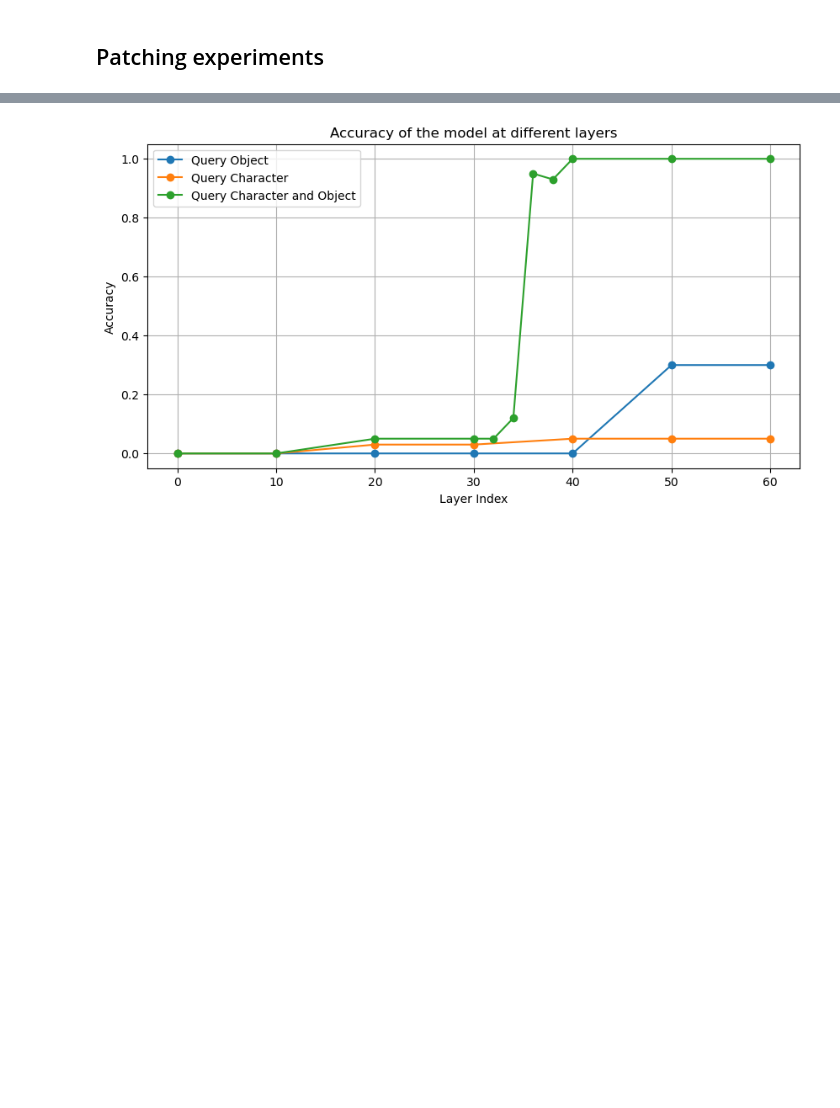
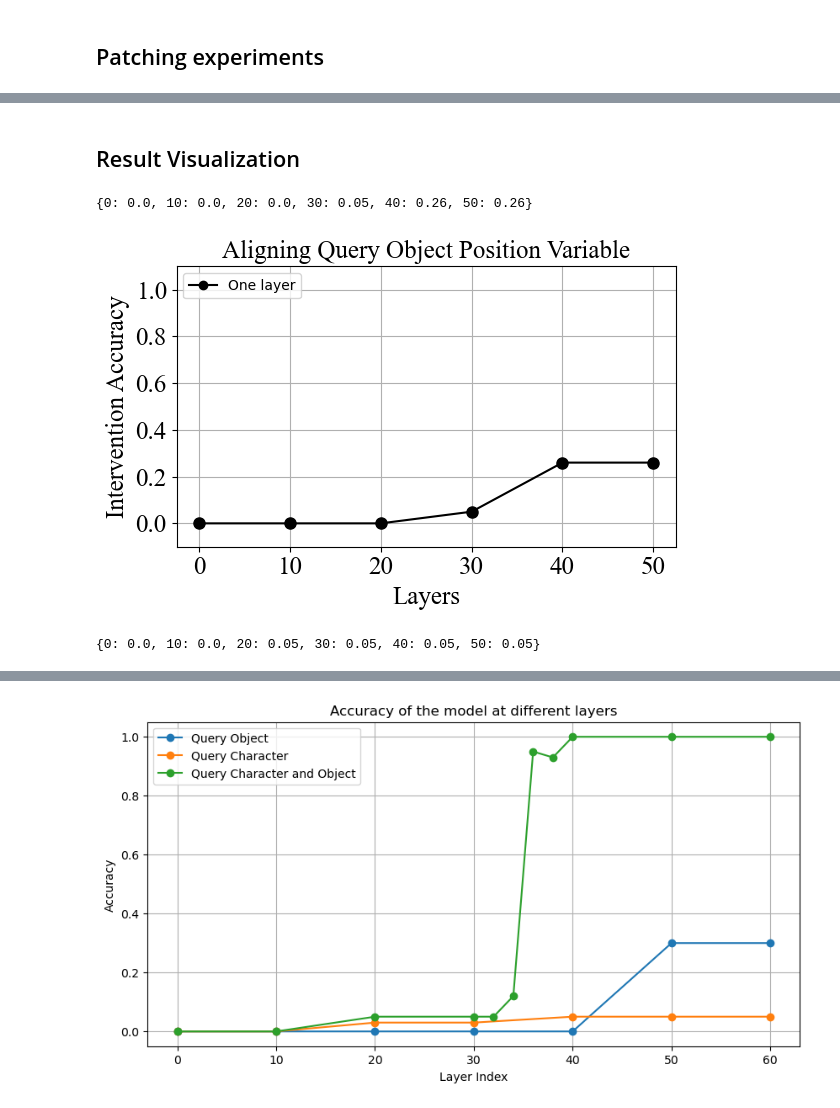
Before and after one commit to umango101/belief_tracking, a Jupyter notebook: notebooks/initial_worldstate_belief_ques.ipynb, the cells around one changed output, grey strips where cells are left out. Cells and saved outputs as stored; diff of their text form; code cells hidden in the pictures; blank space fills up the shorter version.

```diff
--- a/notebooks/initial_worldstate_belief_ques.ipynb
+++ b/notebooks/initial_worldstate_belief_ques.ipynb
@@ -245,5 +250,7 @@ dataset = get_value_fetcher_exps(STORY_TEMPLATES,
                                  all_characters,
                                  all_containers,
                                  all_states,
-                                 n_samples)
+                                 n_samples,
+                                 question_type="belief_question",
+                                 diff_visibility=False)
 dataloader = DataLoader(dataset, batch_size=batch_size, shuffle=False)
@@ -614,0 +706,46 @@ Layer: 30 | Accuracy: 0.0
+# %% [markdown]
+## Result Visualization
+# %%
+# Sort accs_obj by layer_idx
+accs_obj = dict(sorted(accs_obj.items()))
+accs_obj
+# %% [output]
+{0: 0.0, 10: 0.0, 20: 0.0, 30: 0.05, 40: 0.26, 50: 0.26}
+# %%
+stories = [
+    {
+        "story": dataset[0]["corrupt_story"],
+        "question": dataset[0]["corrupt_question"],
+        "answer": dataset[0]["corrupt_ans"],
+    },
+    {
+        "story": dataset[0]["clean_story"],
+        "question": dataset[0]["clean_question"],
+        "answer": dataset[0]["clean_ans"],
+    }
+]
+
+arrows = [{'start': token_pos_coords['e1_query_obj_belief'], 'end': token_pos_coords['e2_query_obj_belief'], 'color': 'red'}]
+
+plot_data = {
+    "labels": accs_obj.keys(),
+    "acc_one_layer": accs_obj.values(),
+    "title": "Aligning Query Object Position Variable",
+    "x_label": "Layers",
+    "y_label": "Intervention Accuracy",
+}
+
+all_characters = list(set(dataset[idx]['clean_characters'] + dataset[idx]['corrupt_characters']))
+all_objects = list(set(dataset[idx]['clean_objects'] + dataset[idx]['corrupt_objects']))
+all_states = list(set(dataset[idx]['clean_states'] + dataset[idx]['corrupt_states']))
+
+generator = StoryGenerator(characters=all_characters, objects=all_objects, states=all_states, stories=stories, target=dataset[idx]['corrupt_ans'], arrows=arrows, plot_data=plot_data)
+generator.save_html(filename="../plots/belief_exps/query_obj.html")
+# %% [output]
+[figure, added]
+# %%
+# Sort accs_charac by layer_idx
+accs_charac = dict(sorted(accs_charac.items()))
+accs_charac
+# %% [output]
+{0: 0.0, 10: 0.0, 20: 0.05, 30: 0.05, 40: 0.05, 50: 0.05}
```
Also changed, not shown: parts of 62 cells of this notebook, 15 other files.
